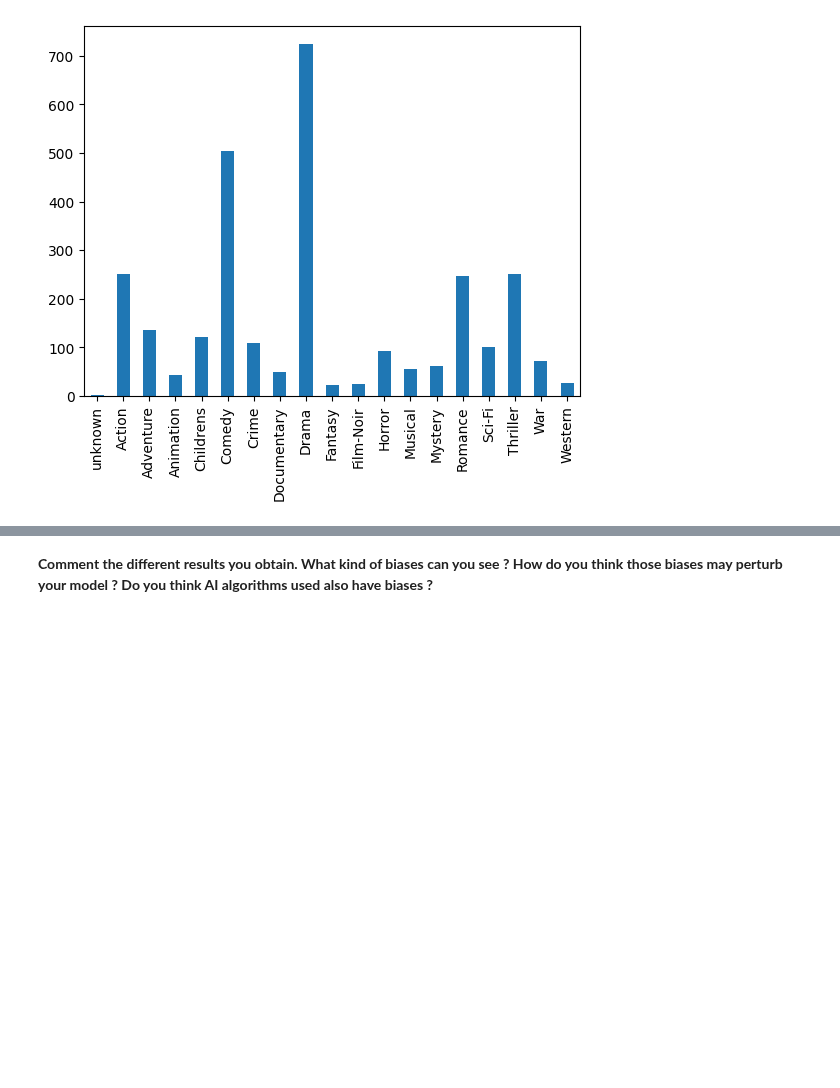
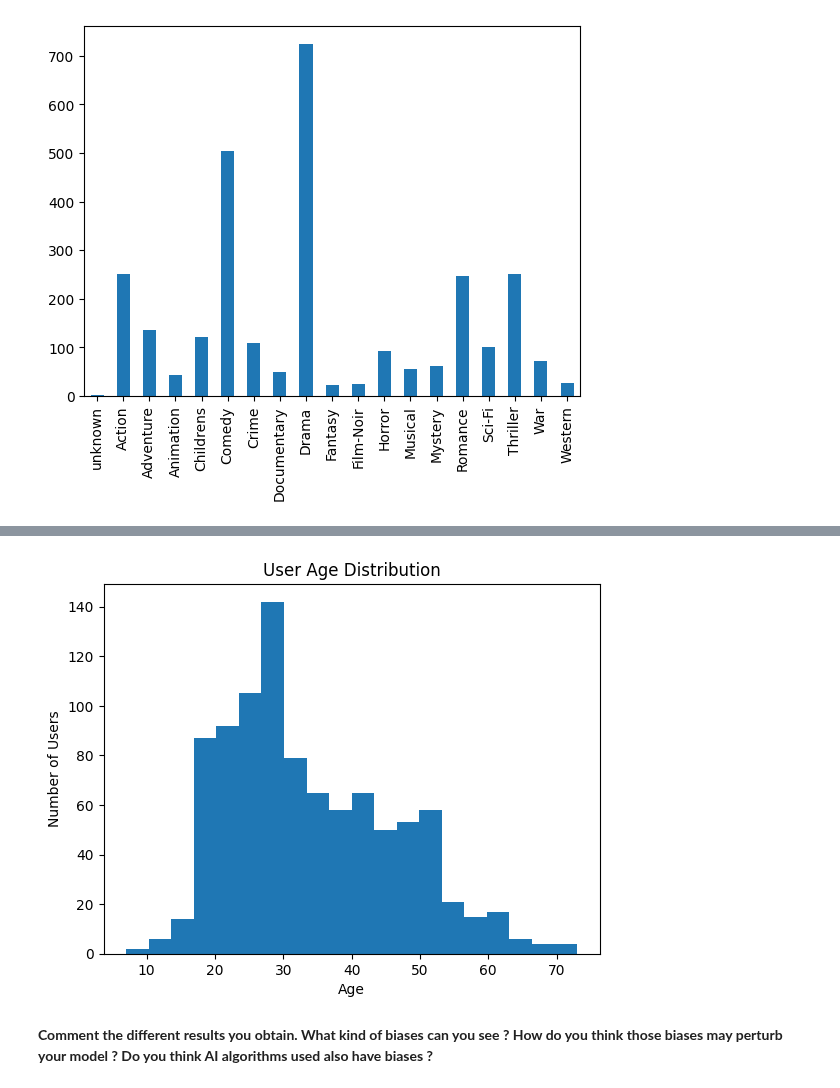
Before and after one commit to YounMars/DL_Projects, a Jupyter notebook: Deep Learning/TP5.ipynb, the cells around one changed output, grey strips where cells are left out. Drawn from its saved outputs; the diff is of its cells as text; code cells hidden in the pictures; blank space fills up the shorter version.

```diff
--- a/Deep Learning/TP5.ipynb
+++ b/Deep Learning/TP5.ipynb
@@ -183,5 +205,14 @@ TypeError: ignored
 # %%
 # TO DO : plot the histogram for the users age
+
+# Plot the histogram
+plt.hist(users['age'], bins=20)
+plt.title('User Age Distribution')
+plt.xlabel('Age')
+plt.ylabel('Number of Users')
+plt.show()
+# %% [output]
+[figure, added]
 # %% [markdown]
 __Comment the different results you obtain. What kind of biases can you see ? How do you think those biases may perturb your model ? Do you think AI algorithms used also have biases ?__
 # %% [markdown]
```
Also changed, not shown: parts of 2 cells of this notebook.
